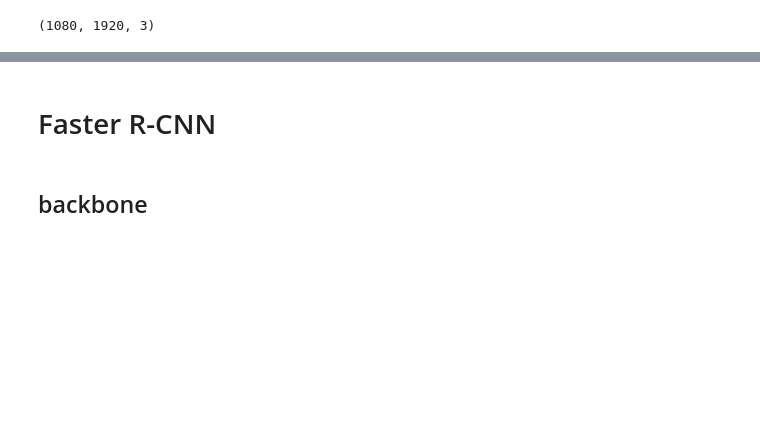
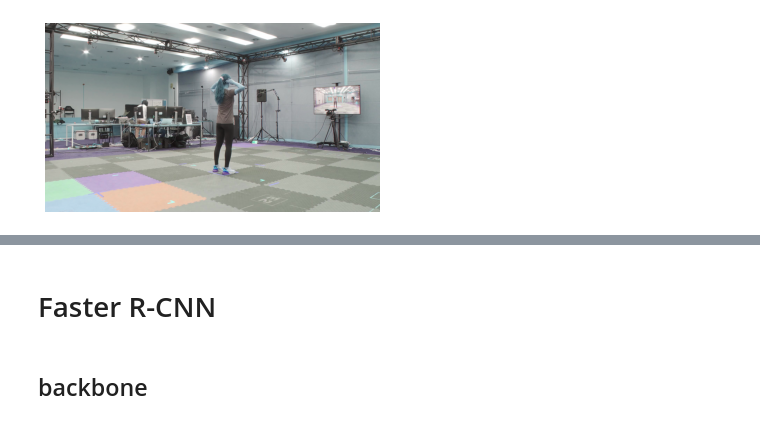
Before and after one commit to sooooner/Human-Detection-Model, a Jupyter notebook: rcnn.ipynb, the cells around one changed output, grey strips where cells are left out. Saved outputs shown, nothing was run; the diff lists cells and outputs as text; code cells hidden in the pictures; blank space fills up the shorter version.

```diff
--- a/rcnn.ipynb
+++ b/rcnn.ipynb
@@ -12,9 +12,11 @@ import os
 df = pd.read_csv('./res/train_df.csv')
 image = cv2.imread('./res/train_imgs/001-1-1-01-Z17_A-0000001.jpg', cv2.COLOR_BGR2RGB)
 # %%
-image.shape
+plt.imshow(image)
+plt.axis('off')
+plt.show()
 # %% [output]
-(1080, 1920, 3)
+[figure, added]
 # %%
 df['x_min'] = df.iloc[:, 1:49:2].apply(lambda x: int(min(x)), axis=1)
 df['x_max'] = df.iloc[:, 1:49:2].apply(lambda x: int(max(x)), axis=1)
```
Also changed, not shown: parts of 52 cells of this notebook.
